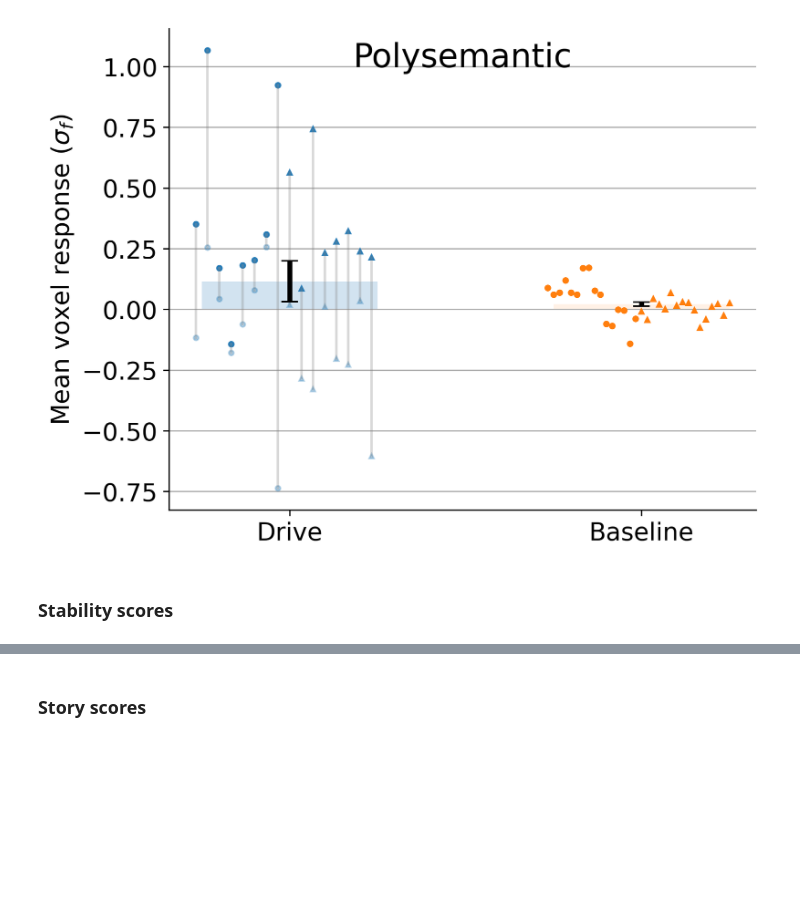
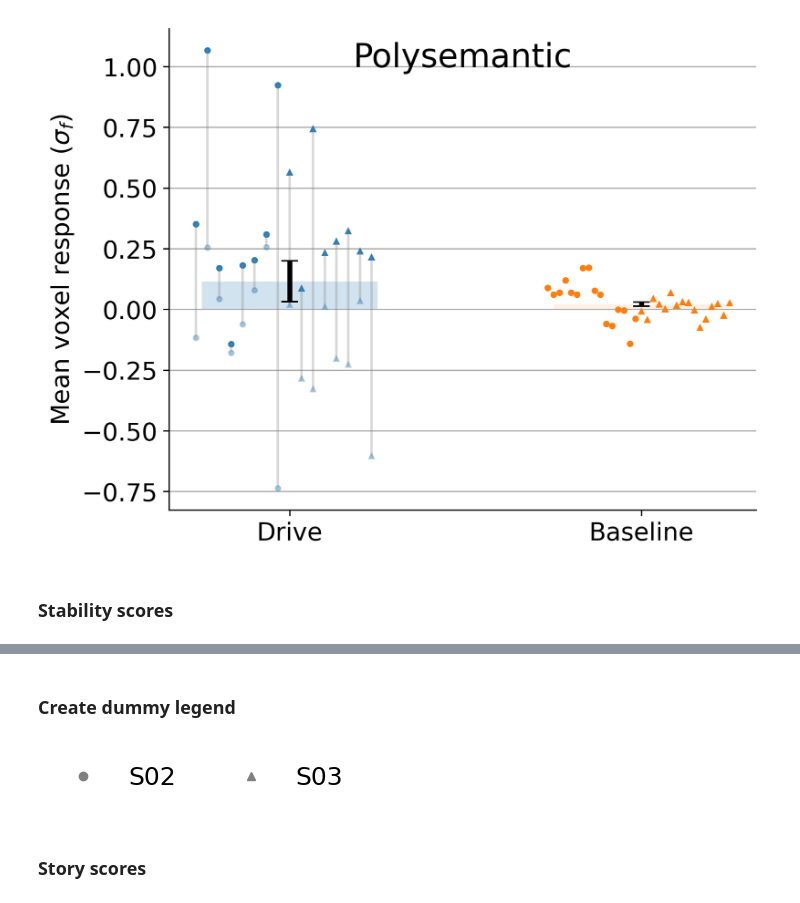
Before and after one commit to microsoft/automated-explanations, a Jupyter notebook: notebooks_stories/2_analyze_pilot/03_full_plots.ipynb, the cells around one changed output, grey strips where cells are left out. Saved outputs shown, nothing was run; the diff lists cells and outputs as text; code cells hidden in the pictures; blank space fills up the shorter version.

```diff
--- a/notebooks_stories/2_analyze_pilot/03_full_plots.ipynb
+++ b/notebooks_stories/2_analyze_pilot/03_full_plots.ipynb
@@ -104,3 +117,17 @@ plt.show()
+# %% [markdown]
+### Create dummy legend
+# %%
+# create a dummy legend with a gray circle and triangle
+# to represent the two subjects
+plt.figure(figsize=(3, 1))
+plt.plot([], [], 'o', color='gray', label='S02')
+plt.plot([], [], '^', color='gray', label='S03')
+plt.legend(loc='center', ncol=2, frameon=False, fontsize='large')
+plt.axis('off')
+plt.savefig(join(RESULTS_DIR, 'figs/misc',
+            'full_stability_score_legend.pdf'), bbox_inches='tight')
+# %% [output]
+[figure, added]
 # %% [markdown]
 ### Story scores
 # %%
```
Also changed, not shown: parts of 2 cells of this notebook, 40 other files.
